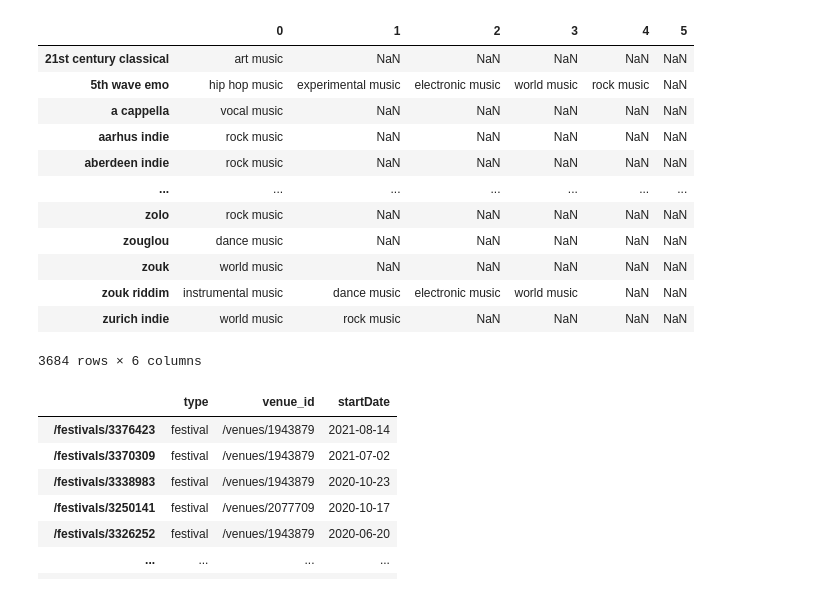
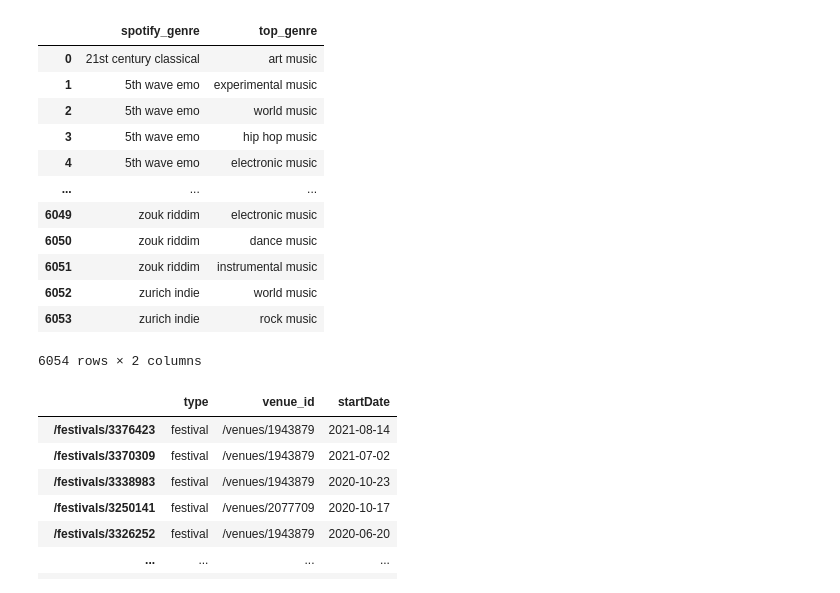
Before and after one commit to cyrillegc/thesis-redux, a Jupyter notebook: data_cleaning.ipynb, the cells around one changed output. Drawn from its saved outputs; the diff is of its cells as text; code cells hidden in the pictures.

```diff
--- a/data_cleaning.ipynb
+++ b/data_cleaning.ipynb
@@ -5,31 +5,31 @@ import numpy as np
 # %%
 with open('data/data_songkick_concerts.csv', encoding='utf-8') as file_concerts:
     concerts_df = pd.read_csv(file_concerts, index_col=0)
 
 with open('data/data_songkick_venues.csv', encoding='utf-8') as file_venues:
     venues_df = pd.read_csv(file_venues, index_col=0)
 
 with open('data/data_spotify_artists.csv', encoding='utf-8') as file_artists:
     artists_df = pd.read_csv(file_artists, index_col=0)
 
-with open('data/data_spotify_top_genres_v2.csv', encoding='utf-8') as file_genres:
+with open('data/data_spotify_top_genres_v3.csv', encoding='utf-8') as file_genres:
     genres_df = pd.read_csv(file_genres, index_col=0)
 
 genres_df
 # %% [output]
-|  | 0 | 1 | 2 | 3 | 4 | 5 |
-| 21st century classical | art music | NaN | NaN | NaN | NaN | NaN |
-| 5th wave emo | hip hop music | experimental music | electronic music | world music | rock music | NaN |
-| a cappella | vocal music | NaN | NaN | NaN | NaN | NaN |
-| aarhus indie | rock music | NaN | NaN | NaN | NaN | NaN |
-| aberdeen indie | rock music | NaN | NaN | NaN | NaN | NaN |
-| ... | ... | ... | ... | ... | ... | ... |
-| zolo | rock music | NaN | NaN | NaN | NaN | NaN |
-| zouglou | dance music | NaN | NaN | NaN | NaN | NaN |
-| zouk | world music | NaN | NaN | NaN | NaN | NaN |
-| zouk riddim | instrumental music | dance music | electronic music | world music | NaN | NaN |
-| zurich indie | world music | rock music | NaN | NaN | NaN | NaN |
+|  | spotify_genre | top_genre |
+| 0 | 21st century classical | art music |
+| 1 | 5th wave emo | experimental music |
+| 2 | 5th wave emo | world music |
+| 3 | 5th wave emo | hip hop music |
+| 4 | 5th wave emo | electronic music |
+| ... | ... | ... |
+| 6049 | zouk riddim | electronic music |
+| 6050 | zouk riddim | dance music |
+| 6051 | zouk riddim | instrumental music |
+| 6052 | zurich indie | world music |
+| 6053 | zurich indie | rock music |
-3684 rows × 6 columns
+6054 rows × 2 columns
 # %%
 concerts_light_df = concerts_df[['type', 'venue_id', 'startDate']]
 concerts_light_df.to_csv('data/data_songkick_concerts_light.csv', encoding='utf-8')
```
Also changed, not shown: parts of 13 cells of this notebook, 5 other files.
